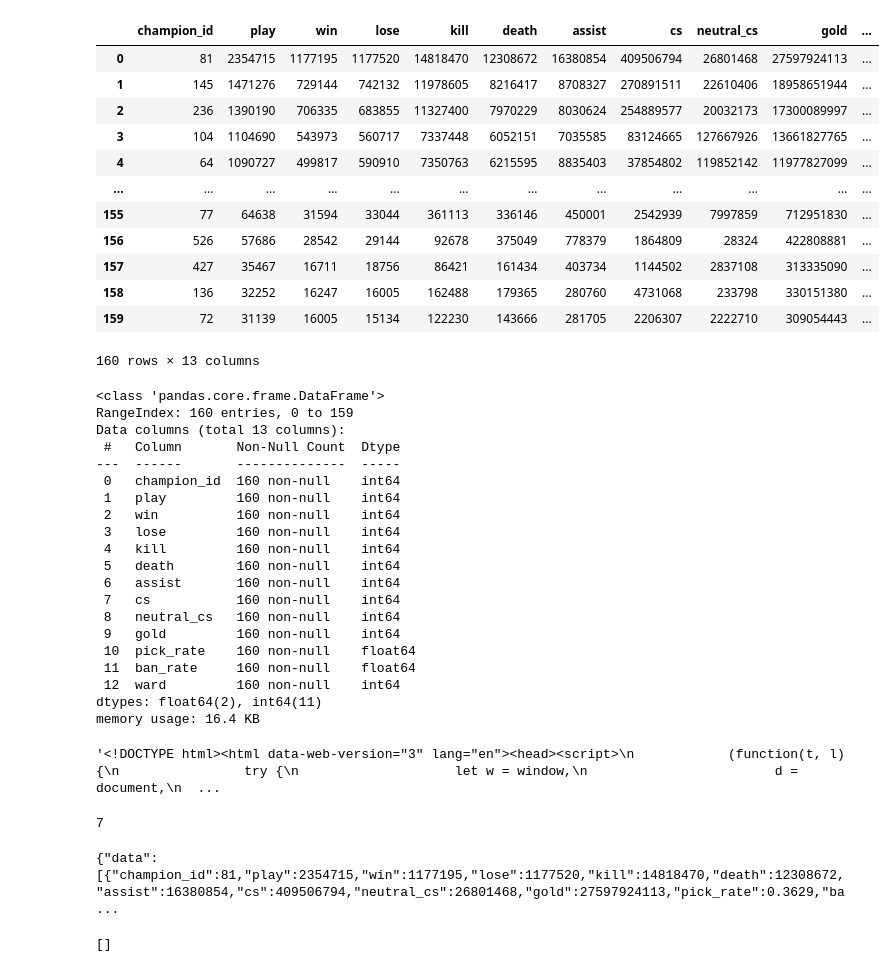
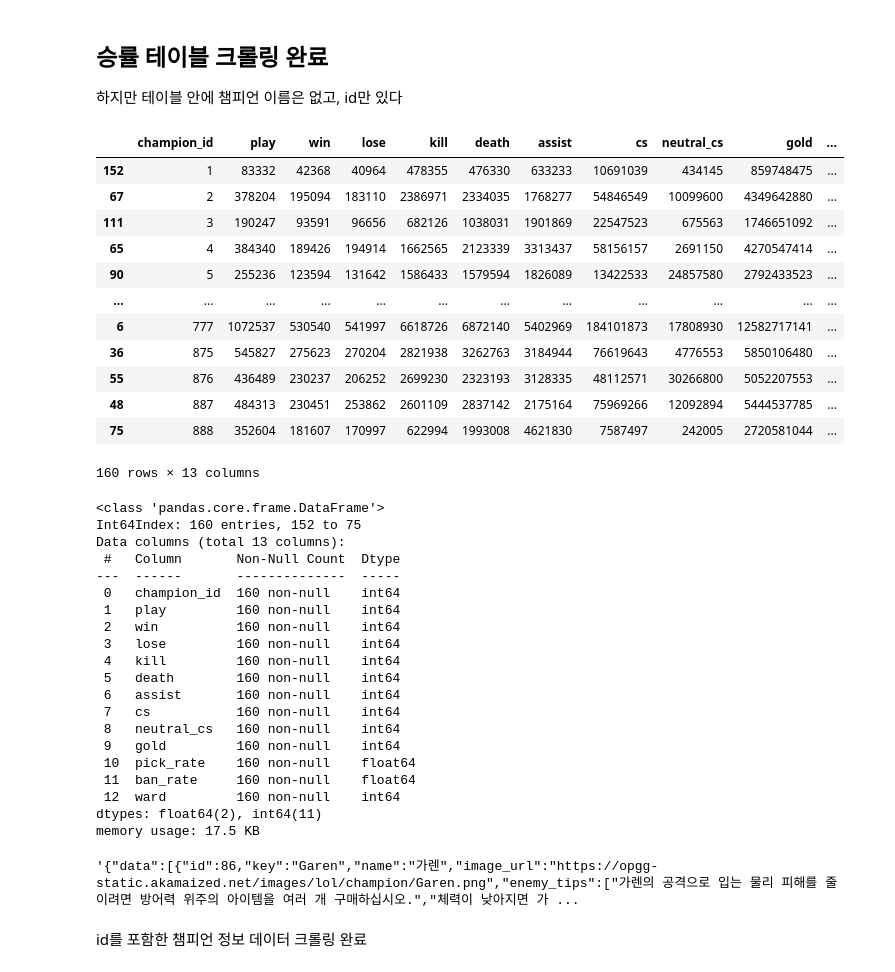
Before and after one commit to sjhh4/branch-practice, a Jupyter notebook: EDA_Mini_Project.ipynb, the cells around one changed output. Cells and saved outputs as stored; diff of their text form; code cells hidden in the pictures.

Commit message:
feat: Crawled champion's name
Crawled Champion's name and merged the data with the original table.

Also added feature for searching champion's data

```diff
--- a/EDA_Mini_Project.ipynb
+++ b/EDA_Mini_Project.ipynb
@@ -206,25 +66,29 @@ data
+# %% [markdown]
+## 승률 테이블 크롤링 완료
+
+하지만 테이블 안에 챔피언 이름은 없고, id만 있다
 # %%
-data = pd.DataFrame(data)
+data = pd.DataFrame(data).sort_values(by = 'champion_id')
 data
 # %% [output]
 |  | champion_id | play | win | lose | kill | death | assist | cs | neutral_cs | gold | ... |
-| 0 | 81 | 2354715 | 1177195 | 1177520 | 14818470 | 12308672 | 16380854 | 409506794 | 26801468 | 27597924113 | ... |
-| 1 | 145 | 1471276 | 729144 | 742132 | 11978605 | 8216417 | 8708327 | 270891511 | 22610406 | 18958651944 | ... |
-| 2 | 236 | 1390190 | 706335 | 683855 | 11327400 | 7970229 | 8030624 | 254889577 | 20032173 | 17300089997 | ... |
-| 3 | 104 | 1104690 | 543973 | 560717 | 7337448 | 6052151 | 7035585 | 83124665 | 127667926 | 13661827765 | ... |
-| 4 | 64 | 1090727 | 499817 | 590910 | 7350763 | 6215595 | 8835403 | 37854802 | 119852142 | 11977827099 | ... |
+| 152 | 1 | 83332 | 42368 | 40964 | 478355 | 476330 | 633233 | 10691039 | 434145 | 859748475 | ... |
+| 67 | 2 | 378204 | 195094 | 183110 | 2386971 | 2334035 | 1768277 | 54846549 | 10099600 | 4349642880 | ... |
+| 111 | 3 | 190247 | 93591 | 96656 | 682126 | 1038031 | 1901869 | 22547523 | 675563 | 1746651092 | ... |
+| 65 | 4 | 384340 | 189426 | 194914 | 1662565 | 2123339 | 3313437 | 58156157 | 2691150 | 4270547414 | ... |
+| 90 | 5 | 255236 | 123594 | 131642 | 1586433 | 1579594 | 1826089 | 13422533 | 24857580 | 2792433523 | ... |
 | ... | ... | ... | ... | ... | ... | ... | ... | ... | ... | ... | ... |
-| 155 | 77 | 64638 | 31594 | 33044 | 361113 | 336146 | 450001 | 2542939 | 7997859 | 712951830 | ... |
-| 156 | 526 | 57686 | 28542 | 29144 | 92678 | 375049 | 778379 | 1864809 | 28324 | 422808881 | ... |
-| 157 | 427 | 35467 | 16711 | 18756 | 86421 | 161434 | 403734 | 1144502 | 2837108 | 313335090 | ... |
-| 158 | 136 | 32252 | 16247 | 16005 | 162488 | 179365 | 280760 | 4731068 | 233798 | 330151380 | ... |
-| 159 | 72 | 31139 | 16005 | 15134 | 122230 | 143666 | 281705 | 2206307 | 2222710 | 309054443 | ... |
+| 6 | 777 | 1072537 | 530540 | 541997 | 6618726 | 6872140 | 5402969 | 184101873 | 17808930 | 12582717141 | ... |
+| 36 | 875 | 545827 | 275623 | 270204 | 2821938 | 3262763 | 3184944 | 76619643 | 4776553 | 5850106480 | ... |
+| 55 | 876 | 436489 | 230237 | 206252 | 2699230 | 2323193 | 3128335 | 48112571 | 30266800 | 5052207553 | ... |
+| 48 | 887 | 484313 | 230451 | 253862 | 2601109 | 2837142 | 2175164 | 75969266 | 12092894 | 5444537785 | ... |
+| 75 | 888 | 352604 | 181607 | 170997 | 622994 | 1993008 | 4621830 | 7587497 | 242005 | 2720581044 | ... |
 160 rows × 13 columns
 # %%
 data.info()
 # %% [output]
 <class 'pandas.core.frame.DataFrame'>
-RangeIndex: 160 entries, 0 to 159
+Int64Index: 160 entries, 152 to 75
 Data columns (total 13 columns):
  #   Column       Non-Null Count  Dtype
 ---  ------       --------------  -----
@@ -242,5 +106,5 @@ Data columns (total 13 columns):
  11  ban_rate     160 non-null    float64
  12  ward         160 non-null    int64
 dtypes: float64(2), int64(11)
-memory usage: 16.4 KB
+memory usage: 17.5 KB
 # %%
@@ -254,4 +119,4 @@ resp2 = requests.get(url2, headers=header)
 # %%
-resp2.text
+html2.text
 # %% [output]
-'<!DOCTYPE html><html data-web-version="3" lang="en"><head><script>\n            (function(t, l) {\n                try {\n                    let w = window,\n                        d = document,\n  ...
+'{"data":[{"id":86,"key":"Garen","name":"가렌","image_url":"https://opgg-static.akamaized.net/images/lol/champion/Garen.png","enemy_tips":["가렌의 공격으로 입는 물리 피해를 줄이려면 방어력 위주의 아이템을 여러 개 구매하십시오.","체력이 낮아지면 가 ...
@@ -260,17 +123,2 @@ json = '{"1":{"id":1,"key":"Annie","name":"Annie","image_url":"https://opgg-stat
-# %%
-json.find('id')
-# %% [output]
-7
-# %%
-# 챔피언별 통계:  css-1q0pqql exo2f213
-html2 = BeautifulSoup(resp.text, 'html.parser')
-html2
-# %% [output]
-{"data":[{"champion_id":81,"play":2354715,"win":1177195,"lose":1177520,"kill":14818470,"death":12308672,"assist":16380854,"cs":409506794,"neutral_cs":26801468,"gold":27597924113,"pick_rate":0.3629,"ba ...
-# %%
-html2 = str(html2)
-data2 = json.loads(html2)
-# data2 = data2['data2']
-# data2
-# %% [output]
-[]
+# %% [markdown]
+id를 포함한 챔피언 정보 데이터 크롤링 완료
```
Also changed, not shown: parts of 35 cells of this notebook.
